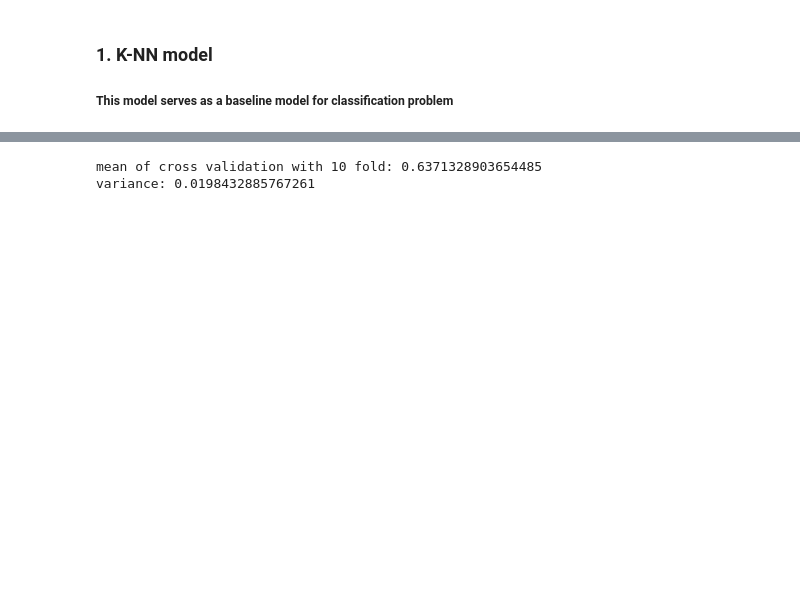
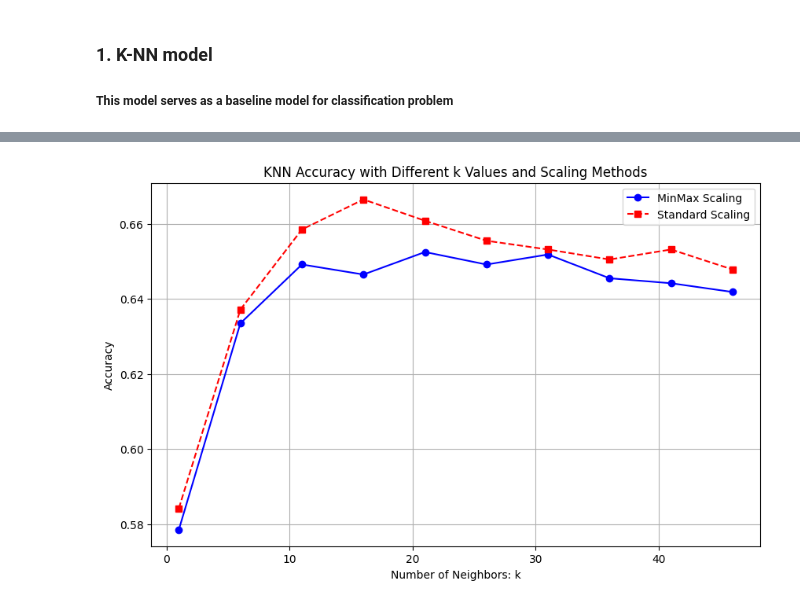
Before and after one commit to unsf5294/imdb-rating-predictor, a Jupyter notebook: COMP30027_2024_asst2_code/1_K-NN_classifier.ipynb, the cells around one changed output, grey strips where cells are left out. Saved outputs shown, nothing was run; the diff lists cells and outputs as text; code cells hidden in the pictures; blank space fills up the shorter version.

Commit message:
0.62 accuracy

```diff
--- a/COMP30027_2024_asst2_code/1_K-NN_classifier.ipynb
+++ b/COMP30027_2024_asst2_code/1_K-NN_classifier.ipynb
@@ -17,20 +39,44 @@ test_data = pd.read_csv("../COMP30027_2024_asst2_data/test_dataset_no_text.csv")
 X = data.drop(columns=["imdb_score_binned"])
 y = data["imdb_score_binned"]
 
-# fix array datatype problem
-# found this usage on web
-X_np = np.ascontiguousarray(X.to_numpy())
-y_np = np.ascontiguousarray(y.to_numpy())
+# set up scalers
+mmscaler = MinMaxScaler()
+ssscaler = StandardScaler()
 
-# knn k=5
-knn = KNeighborsClassifier(n_neighbors=5)
+mmscaler.fit(X)
+ssscaler.fit(X)
 
-# cross validation
-cv_scores = cross_val_score(knn, X_np, y_np, cv=10, scoring='accuracy')
-print('mean of cross validation with 10 fold:', cv_scores.mean())
-print('variance:', cv_scores.std())
+mmX = mmscaler.transform(X)
+ssX = ssscaler.transform(X)
+
+# cross validation with different k
+k_values = range(1, 51, 5)
+mm_accuracies = []
+ss_accuracies = []
+
+# Loop over each k value
+for k in k_values:
+    knn = KNeighborsClassifier(n_neighbors=k)
+
+    # cross validation for minmax scaled data
+    scores = cross_val_score(knn, mmX, y, cv=10, scoring='accuracy')
+    mm_accuracies.append(scores.mean())
+
+    # cross validation for standard scaled data
+    scores = cross_val_score(knn, ssX, y, cv=10, scoring='accuracy')
+    ss_accuracies.append(scores.mean())
-# %% [output]
-mean of cross validation with 10 fold: 0.6371328903654485
-variance: 0.0198432885767261
+# %%
+# plot the output
+plt.figure(figsize=(10, 6))
+plt.plot(k_values, mm_accuracies, marker='o', linestyle='-', color='b', label='MinMax Scaling')
+plt.plot(k_values, ss_accuracies, marker='s', linestyle='--', color='r', label='Standard Scaling')
+plt.xlabel('Number of Neighbors: k')
+plt.ylabel('Accuracy')
+plt.title('KNN Accuracy with Different k Values and Scaling Methods')
+plt.legend()
+plt.grid(True)
+plt.savefig("../COMP30027_2024_asst2_graph/KNN_Accuracy_No_Text")
+# %% [output]
+[figure, added]
 # %%
 # make prediction on test
```
Also changed, not shown: parts of 3 cells of this notebook, 4 other files.
